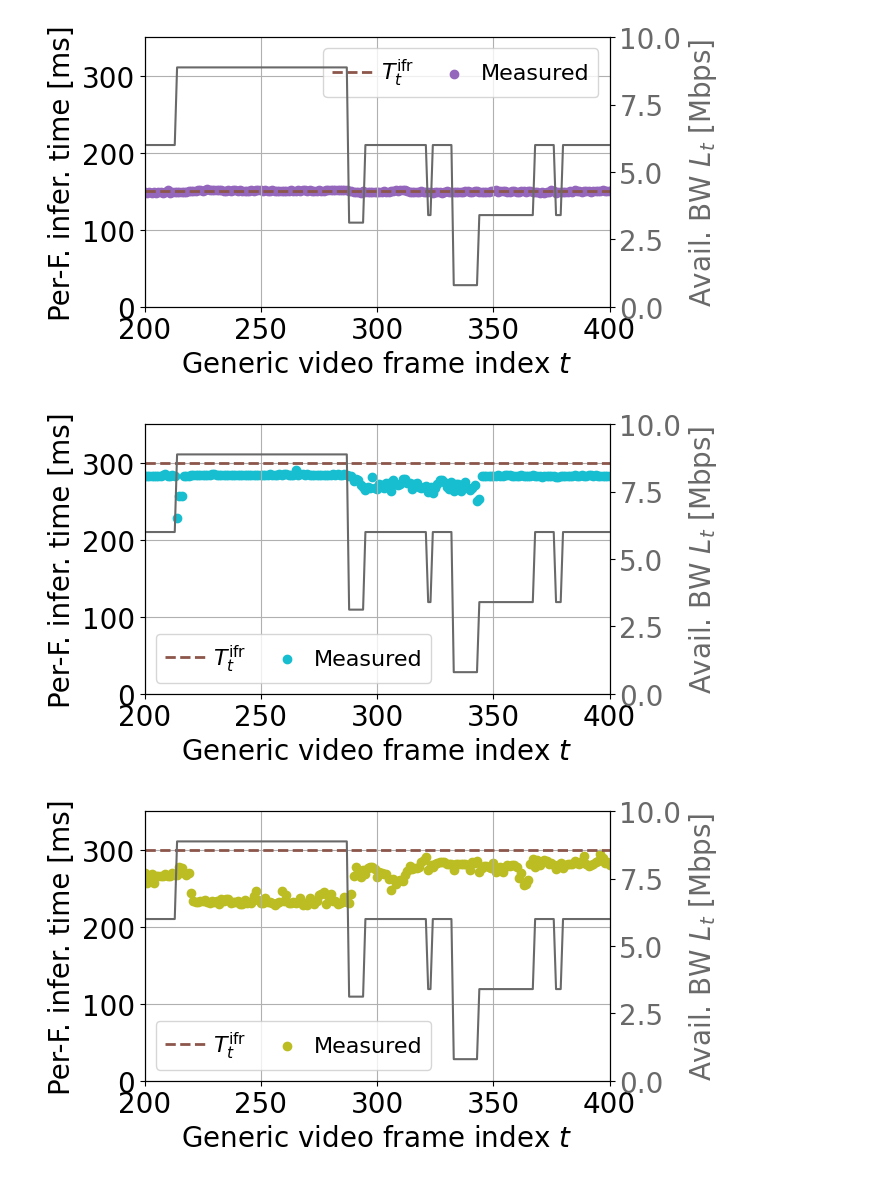
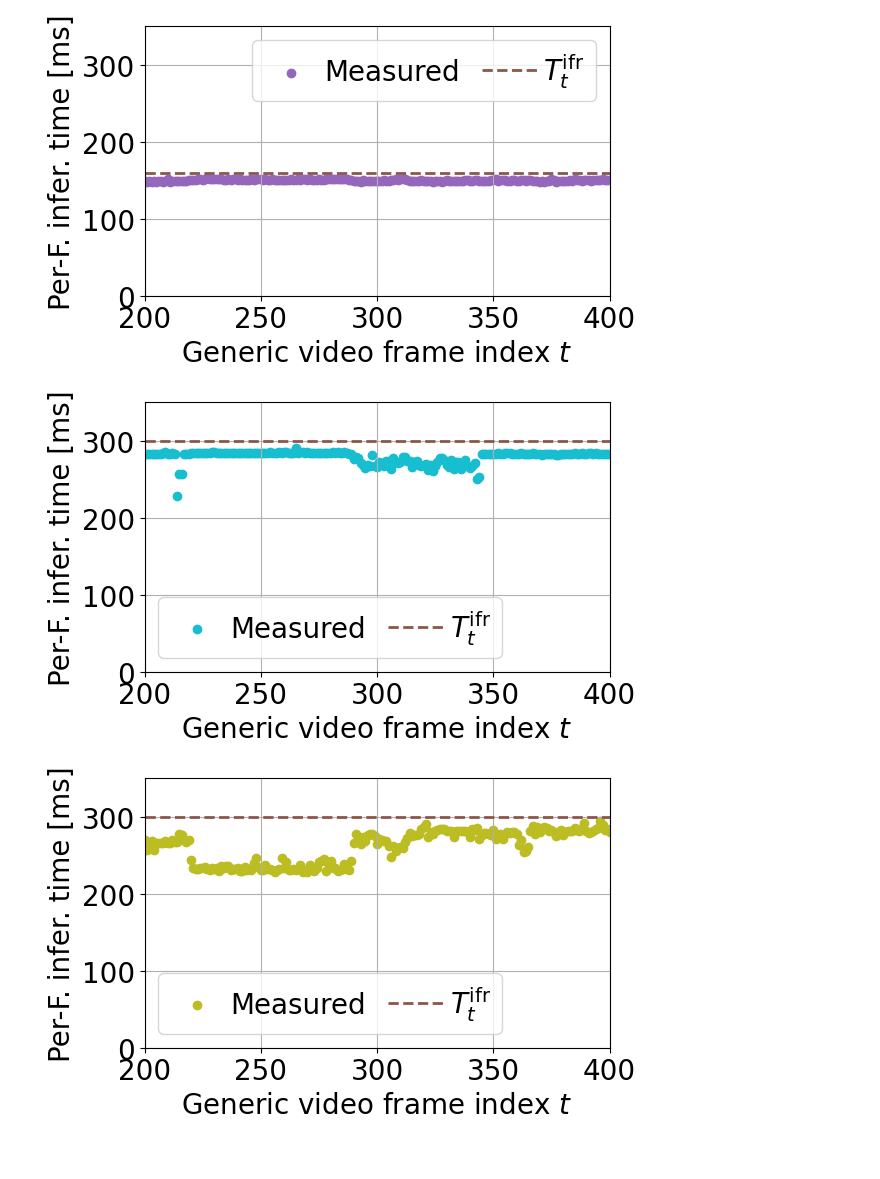
Before and after one commit to Rexyyj/split_DNN_framework, a Jupyter notebook: dynamic_framework_v2/plots/time_compare.ipynb, the cells around one changed output. Drawn from its saved outputs; the diff is of its cells as text; code cells hidden in the pictures.

Commit message:
updated plots

```diff
--- a/dynamic_framework_v2/plots/time_compare.ipynb
+++ b/dynamic_framework_v2/plots/time_compare.ipynb
@@ -66,70 +66,71 @@ no_jpeg_time_df["transmission_time"] = no_jpeg_cha_df["datasize_est"]*8/no_jpeg_
 no_jpeg_time_df["overall_est"] = no_jpeg_time_df["model_head_time"]*10+no_jpeg_time_df["model_tail_time"]+no_jpeg_time_df["framework_head_time"]+no_jpeg_time_df["framework_tail_time"] + no_jpeg_time_df["compression_time"]+no_jpeg_time_df["decompression_time"]+ no_jpeg_time_df["transmission_time"]
 # %%
 fig, ax1 = plt.subplots(figsize=(6, 3.5))
-ax1.hlines(y=150,xmin=200, xmax=400,color="tab:brown",linestyles="--", linewidth=2, label=r"$T^{\text{ifr}}_t$")
 ax1.scatter(jpeg_time_df["frame_id"], jpeg_time_df["overall_est"], label="Measured",color="tab:purple")
+ax1.hlines(y=160,xmin=200, xmax=400,color="tab:brown",linestyles="--", linewidth=2, label=r"$T^{\text{ifr}}_t$")
 # ax1.scatter(normal_time_df["frame_id"], normal_time_df["overall_est"], label="Scen-2",color="tab:cyan")
 # ax1.scatter(no_jpeg_time_df["frame_id"], no_jpeg_time_df["overall_est"], label="Scen-3",color="tab:olive")
 
-ax2 = ax1.twinx()
-color = 'dimgray'
-ax2.set_ylabel('Avail. BW $L_t$ [Mbps]', color=color)  # we already handled the x-label with ax1
-ax2.plot(normal_cha_df["frame_id"].to_numpy(),normal_cha_df["bandwidth"]/1e6, color=color)
-ax2.tick_params(axis='y', labelcolor=color)
+# ax2 = ax1.twinx()
+# color = 'dimgray'
+# ax2.set_ylabel('Avail. BW $L_t$ [Mbps]', color=color)  # we already handled the x-label with ax1
+# ax2.plot(normal_cha_df["frame_id"].to_numpy(),normal_cha_df["bandwidth"]/1e6, color=color)
+# ax2.tick_params(axis='y', labelcolor=color)
 
 ax1.set_ylim([0, 350])
 ax1.set_xlim([200,400])
-ax2.set_ylim([0,10])
+# ax2.set_ylim([0,10])
 ax1.grid()
 ax1.set_ylabel("Per-F. infer. time [ms]")
 ax1.set_xlabel('Generic video frame index $t$')
-ax1.legend(ncol=2,loc='upper right', fontsize=16,columnspacing=0.8,handletextpad=0.2)
+ax1.legend(ncol=2,loc='upper right', fontsize=20,columnspacing=0.8,handletextpad=0.2)
 plt.savefig("../figures/inference_time_scen1.pdf", bbox_inches='tight')
 # %% [output]
-[figure, old version]
+[figure, new version]
 # %%
 fig, ax1 = plt.subplots(figsize=(6, 3.5))
-ax1.hlines(y=300,xmin=200, xmax=400,color="tab:brown",linestyles="--", linewidth=2, label=r"$T^{\text{ifr}}_t$")
+
 # ax1.scatter(jpeg_time_df["frame_id"], jpeg_time_df["overall_est"], label="Measured",color="tab:purple")
 ax1.scatter(normal_time_df["frame_id"], normal_time_df["overall_est"], label="Measured",color="tab:cyan")
 # ax1.scatter(no_jpeg_time_df["frame_id"], no_jpeg_time_df["overall_est"], label="Scen-3",color="tab:olive")
+ax1.hlines(y=300,xmin=200, xmax=400,color="tab:brown",linestyles="--", linewidth=2, label=r"$T^{\text{ifr}}_t$")
 
-ax2 = ax1.twinx()
-color = 'dimgray'
-ax2.set_ylabel('Avail. BW $L_t$ [Mbps]', color=color)  # we already handled the x-label with ax1
-ax2.plot(normal_cha_df["frame_id"].to_numpy(),normal_cha_df["bandwidth"]/1e6, color=color)
-ax2.tick_params(axis='y', labelcolor=color)
+# ax2 = ax1.twinx()
+# color = 'dimgray'
+# ax2.set_ylabel('Avail. BW $L_t$ [Mbps]', color=color)  # we already handled the x-label with ax1
+# ax2.plot(normal_cha_df["frame_id"].to_numpy(),normal_cha_df["bandwidth"]/1e6, color=color)
+# ax2.tick_params(axis='y', labelcolor=color)
 
 ax1.set_ylim([0, 350])
 ax1.set_xlim([200,400])
-ax2.set_ylim([0,10])
+# ax2.set_ylim([0,10])
 ax1.grid()
 ax1.set_ylabel("Per-F. infer. time [ms]")
 ax1.set_xlabel('Generic video frame index $t$')
-ax1.legend(ncol=2,loc='lower left', fontsize=16,columnspacing=0.8,handletextpad=0.2)
+ax1.legend(ncol=2,loc='lower left', fontsize=20,columnspacing=0.8,handletextpad=0.2)
 plt.savefig("../figures/inference_time_scen2.pdf", bbox_inches='tight')
 # %% [output]
-[figure, old version]
+[figure, new version]
 # %%
 fig, ax1 = plt.subplots(figsize=(6, 3.5))
-ax1.hlines(y=300,xmin=200, xmax=400,color="tab:brown",linestyles="--", linewidth=2, label=r"$T^{\text{ifr}}_t$")
 # ax1.scatter(jpeg_time_df["frame_id"], jpeg_time_df["overall_est"], label="Measured",color="tab:purple")
 # ax1.scatter(normal_time_df["frame_id"], normal_time_df["overall_est"], label="Measured",color="tab:cyan")
 ax1.scatter(no_jpeg_time_df["frame_id"], no_jpeg_time_df["overall_est"], label="Measured",color="tab:olive")
+ax1.hlines(y=300,xmin=200, xmax=400,color="tab:brown",linestyles="--", linewidth=2, label=r"$T^{\text{ifr}}_t$")
 
-ax2 = ax1.twinx()
-color = 'dimgray'
-ax2.set_ylabel('Avail. BW $L_t$ [Mbps]', color=color)  # we already handled the x-label with ax1
-ax2.plot(normal_cha_df["frame_id"].to_numpy(),normal_cha_df["bandwidth"]/1e6, color=color)
-ax2.tick_params(axis='y', labelcolor=color)
+# ax2 = ax1.twinx()
+# color = 'dimgray'
+# ax2.set_ylabel('Avail. BW $L_t$ [Mbps]', color=color)  # we already handled the x-label with ax1
+# ax2.plot(normal_cha_df["frame_id"].to_numpy(),normal_cha_df["bandwidth"]/1e6, color=color)
+# ax2.tick_params(axis='y', labelcolor=color)
 
 ax1.set_ylim([0, 350])
 ax1.set_xlim([200,400])
-ax2.set_ylim([0,10])
+# ax2.set_ylim([0,10])
 ax1.grid()
 ax1.set_ylabel("Per-F. infer. time [ms]")
 ax1.set_xlabel('Generic video frame index $t$')
-ax1.legend(ncol=2,loc='lower left', fontsize=16,columnspacing=0.8,handletextpad=0.2)
+ax1.legend(ncol=2,loc='lower left', fontsize=20,columnspacing=0.8,handletextpad=0.2)
 plt.savefig("../figures/inference_time_scen3.pdf", bbox_inches='tight')
 # %% [output]
-[figure, old version]
+[figure, new version]
```
Also changed, not shown: 25 other files.
